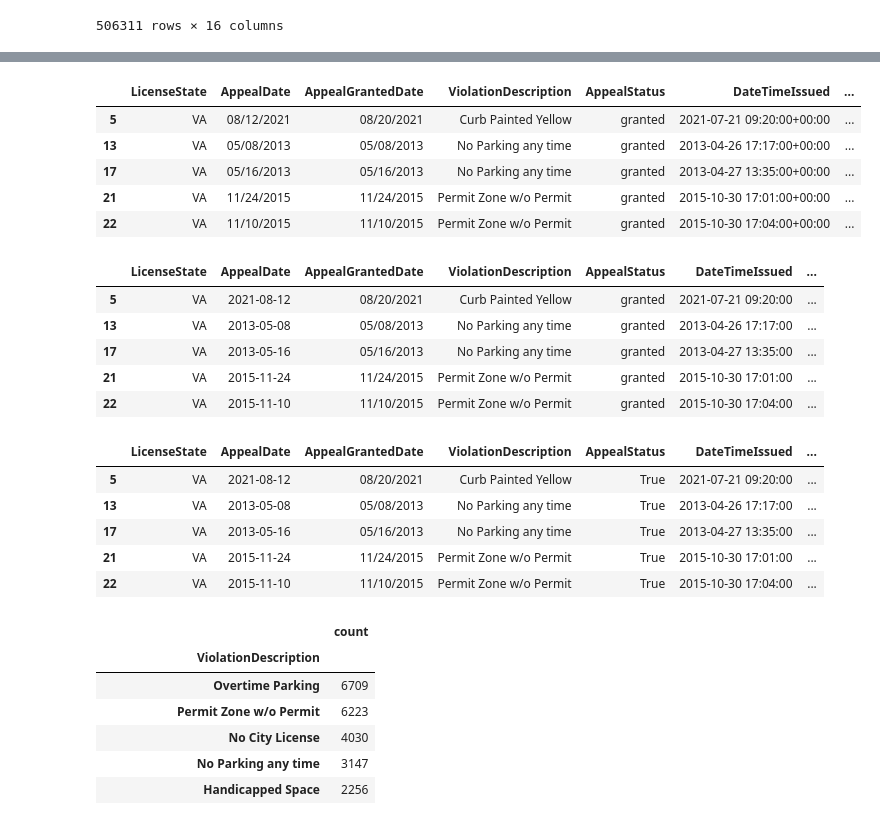
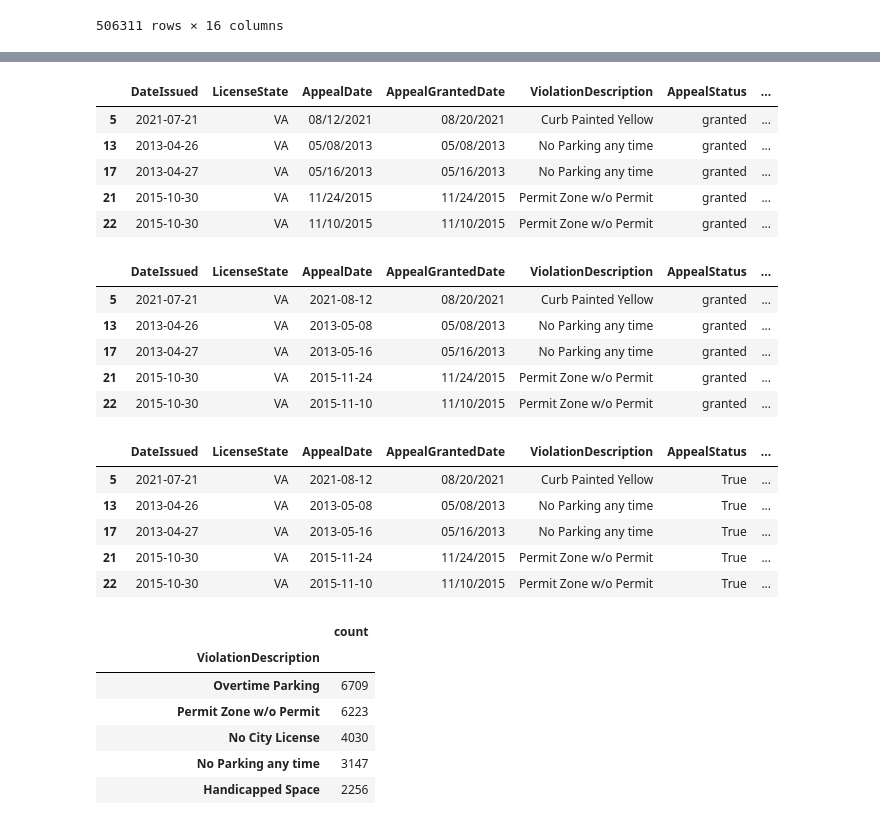
Before and after one commit to SzetoBen/BME-Time-Series-Project, a Jupyter notebook: scripts/ParkingTicketsCleaning.ipynb, the cells around one changed output, grey strips where cells are left out. Saved outputs shown, nothing was run; the diff lists cells and outputs as text; code cells hidden in the pictures.

Commit message:
update preprocess script and data

```diff
--- a/scripts/ParkingTicketsCleaning.ipynb
+++ b/scripts/ParkingTicketsCleaning.ipynb
@@ -45,8 +45,9 @@ def fix_time_format(time_str):
             return time_str  # Return as is if not 3 or 4 digits without a colon
     return time_str
 
-# Apply the function to the 'TimeIssued' column
+# Apply the function to the 'TimeIssued' column and then convert to time object
 data['TimeIssued'] = data['TimeIssued'].apply(fix_time_format)
+data['TimeIssued'] = pd.to_datetime(data['TimeIssued'], format='%H:%M', errors='coerce').dt.time
 
 # Drop rows with no appeal data (where both AppealDate and AppealGrantedDate are null)
 data.dropna(subset=['AppealDate', 'AppealGrantedDate', 'AppealStatus'], how='any', inplace=True)
@@ -66,11 +66,0 @@ display(data.head())
-# %%
-# Combine 'DateIssued' and 'TimeIssued' into a single datetime column
-# Convert 'TimeIssued' to string and handle potential NaN values before combining
-data['TimeIssued_str'] = data['TimeIssued'].astype(str).replace('nan', '')
-data['DateTimeIssued'] = pd.to_datetime(data['DateIssued'].astype(str) + ' ' + data['TimeIssued_str'], errors='coerce')
-
-# Drop the temporary 'TimeIssued_str' column and the original date and time columns
-data.drop(columns=['TimeIssued_str', 'DateIssued', 'TimeIssued'], inplace=True)
-
-# Display the updated data with the new datetime column
-display(data.head())
@@ -84,38 +67,42 @@ display(data.head())
 # %%
 # Create time-based features
-data['DayOfWeek'] = data['DateTimeIssued'].dt.dayofweek  # Monday=0, Sunday=6
-data['Month'] = data['DateTimeIssued'].dt.month
-data['Hour'] = data['DateTimeIssued'].dt.hour
+data['DayOfWeek'] = data['DateIssued'].dt.dayofweek  # Monday=0, Sunday=6
+data['Month'] = data['DateIssued'].dt.month
+data['Hour'] = data['TimeIssued'].apply(lambda x: x.hour if x is not None else None)
+
+# Make 'DateIssued' just the date (remove time component)
+data['DateIssued'] = data['DateIssued'].dt.date
+
+# Drop TimeIssued as it's no longer needed after extracting the hour
+data.drop(columns=['TimeIssued'], inplace=True)
 
 # Display the updated data with the new time-based features
 display(data.head())
 # %% [output]
-|  | LicenseState | AppealDate | AppealGrantedDate | ViolationDescription | AppealStatus | DateTimeIssued | ... |
-| 5 | VA | 08/12/2021 | 08/20/2021 | Curb Painted Yellow | granted | 2021-07-21 09:20:00+00:00 | ... |
-| 13 | VA | 05/08/2013 | 05/08/2013 | No Parking any time | granted | 2013-04-26 17:17:00+00:00 | ... |
-| 17 | VA | 05/16/2013 | 05/16/2013 | No Parking any time | granted | 2013-04-27 13:35:00+00:00 | ... |
-| 21 | VA | 11/24/2015 | 11/24/2015 | Permit Zone w/o Permit | granted | 2015-10-30 17:01:00+00:00 | ... |
-| 22 | VA | 11/10/2015 | 11/10/2015 | Permit Zone w/o Permit | granted | 2015-10-30 17:04:00+00:00 | ... |
+|  | DateIssued | LicenseState | AppealDate | AppealGrantedDate | ViolationDescription | AppealStatus | ... |
+| 5 | 2021-07-21 | VA | 08/12/2021 | 08/20/2021 | Curb Painted Yellow | granted | ... |
+| 13 | 2013-04-26 | VA | 05/08/2013 | 05/08/2013 | No Parking any time | granted | ... |
+| 17 | 2013-04-27 | VA | 05/16/2013 | 05/16/2013 | No Parking any time | granted | ... |
+| 21 | 2015-10-30 | VA | 11/24/2015 | 11/24/2015 | Permit Zone w/o Permit | granted | ... |
+| 22 | 2015-10-30 | VA | 11/10/2015 | 11/10/2015 | Permit Zone w/o Permit | granted | ... |
 # %%
-# Convert 'AppealDate' to datetime objects
-data['AppealDate'] = pd.to_datetime(data['AppealDate'], errors='coerce')
-
-# Remove timezone information from 'DateTimeIssued' to match 'AppealDate'
-data['DateTimeIssued'] = data['DateTimeIssued'].dt.tz_convert(None)
-
+# Convert 'AppealDate' to datetime objects and make it timezone-naive
+data['AppealDate'] = pd.to_datetime(data['AppealDate'], errors='coerce').dt.tz_localize(None)
 
 # Calculate the appeal delay in days
-data['AppealDelayDays'] = (data['AppealDate'] - data['DateTimeIssued']).dt.days
+# Ensure DateIssued is also a datetime type for subtraction, even if date-only
+data['DateIssued'] = pd.to_datetime(data['DateIssued'])
+data['AppealDelayDays'] = (data['AppealDate'] - data['DateIssued']).dt.days
 
 # Display the updated data with the new AppealDelayDays column
 display(data.head())
 # %% [output]
-|  | LicenseState | AppealDate | AppealGrantedDate | ViolationDescription | AppealStatus | DateTimeIssued | ... |
-| 5 | VA | 2021-08-12 | 08/20/2021 | Curb Painted Yellow | granted | 2021-07-21 09:20:00 | ... |
-| 13 | VA | 2013-05-08 | 05/08/2013 | No Parking any time | granted | 2013-04-26 17:17:00 | ... |
-| 17 | VA | 2013-05-16 | 05/16/2013 | No Parking any time | granted | 2013-04-27 13:35:00 | ... |
-| 21 | VA | 2015-11-24 | 11/24/2015 | Permit Zone w/o Permit | granted | 2015-10-30 17:01:00 | ... |
-| 22 | VA | 2015-11-10 | 11/10/2015 | Permit Zone w/o Permit | granted | 2015-10-30 17:04:00 | ... |
+|  | DateIssued | LicenseState | AppealDate | AppealGrantedDate | ViolationDescription | AppealStatus | ... |
+| 5 | 2021-07-21 | VA | 2021-08-12 | 08/20/2021 | Curb Painted Yellow | granted | ... |
+| 13 | 2013-04-26 | VA | 2013-05-08 | 05/08/2013 | No Parking any time | granted | ... |
+| 17 | 2013-04-27 | VA | 2013-05-16 | 05/16/2013 | No Parking any time | granted | ... |
+| 21 | 2015-10-30 | VA | 2015-11-24 | 11/24/2015 | Permit Zone w/o Permit | granted | ... |
+| 22 | 2015-10-30 | VA | 2015-11-10 | 11/10/2015 | Permit Zone w/o Permit | granted | ... |
 # %%
 # Convert 'AppealStatus' to a boolean column
 data['AppealStatus'] = data['AppealStatus'] == 'granted'
@@ -123,12 +110,12 @@ data['AppealStatus'] = data['AppealStatus'] == 'granted'
 # Display the updated data with the boolean AppealStatus column
 display(data.head())
 # %% [output]
-|  | LicenseState | AppealDate | AppealGrantedDate | ViolationDescription | AppealStatus | DateTimeIssued | ... |
-| 5 | VA | 2021-08-12 | 08/20/2021 | Curb Painted Yellow | True | 2021-07-21 09:20:00 | ... |
-| 13 | VA | 2013-05-08 | 05/08/2013 | No Parking any time | True | 2013-04-26 17:17:00 | ... |
-| 17 | VA | 2013-05-16 | 05/16/2013 | No Parking any time | True | 2013-04-27 13:35:00 | ... |
-| 21 | VA | 2015-11-24 | 11/24/2015 | Permit Zone w/o Permit | True | 2015-10-30 17:01:00 | ... |
-| 22 | VA | 2015-11-10 | 11/10/2015 | Permit Zone w/o Permit | True | 2015-10-30 17:04:00 | ... |
+|  | DateIssued | LicenseState | AppealDate | AppealGrantedDate | ViolationDescription | AppealStatus | ... |
+| 5 | 2021-07-21 | VA | 2021-08-12 | 08/20/2021 | Curb Painted Yellow | True | ... |
+| 13 | 2013-04-26 | VA | 2013-05-08 | 05/08/2013 | No Parking any time | True | ... |
+| 17 | 2013-04-27 | VA | 2013-05-16 | 05/16/2013 | No Parking any time | True | ... |
+| 21 | 2015-10-30 | VA | 2015-11-24 | 11/24/2015 | Permit Zone w/o Permit | True | ... |
+| 22 | 2015-10-30 | VA | 2015-11-10 | 11/10/2015 | Permit Zone w/o Permit | True | ... |
 # %%
 # Remove leading and trailing spaces from 'ViolationDescription'
 data['ViolationDescription'] = data['ViolationDescription'].str.strip()
```
Also changed, not shown: parts of 5 cells of this notebook, 1 other file.
